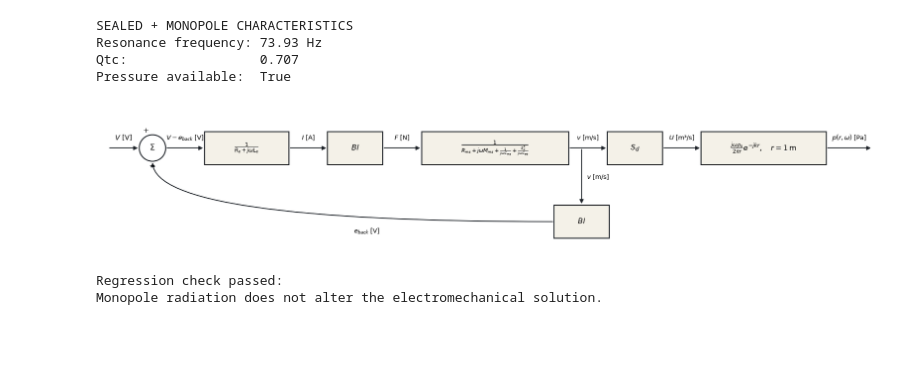
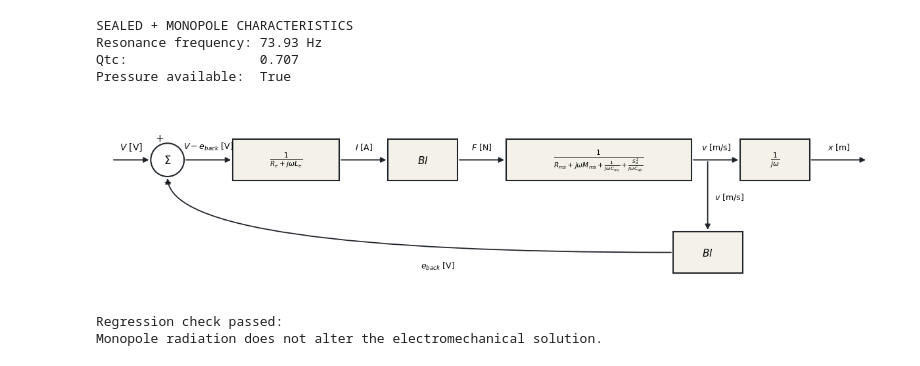
Before and after one commit to gfmmiranda/LoudspeakerModeling, a Jupyter notebook: notebooks/01_Driver_and_SealedBox.ipynb, the cells around one changed output. Drawn from its saved outputs; the diff is of its cells as text; code cells hidden in the pictures; blank space fills up the shorter version.

```diff
--- a/notebooks/01_Driver_and_SealedBox.ipynb
+++ b/notebooks/01_Driver_and_SealedBox.ipynb
@@ -460,10 +460,10 @@ Qtc:                 0.707
 Pressure available:  True
 # %%
 figure, _ = render_block_diagram(
-        sealed_monopole.block_diagram(output='pressure', distance=1.0)
+        sealed_monopole.block_diagram()
     )
 # %% [output]
-[figure, old version]
+[figure, new version]
 # %%
 
 unchanged_fields = [
```
Also changed, not shown: parts of 20 cells of this notebook, 3 other files.
